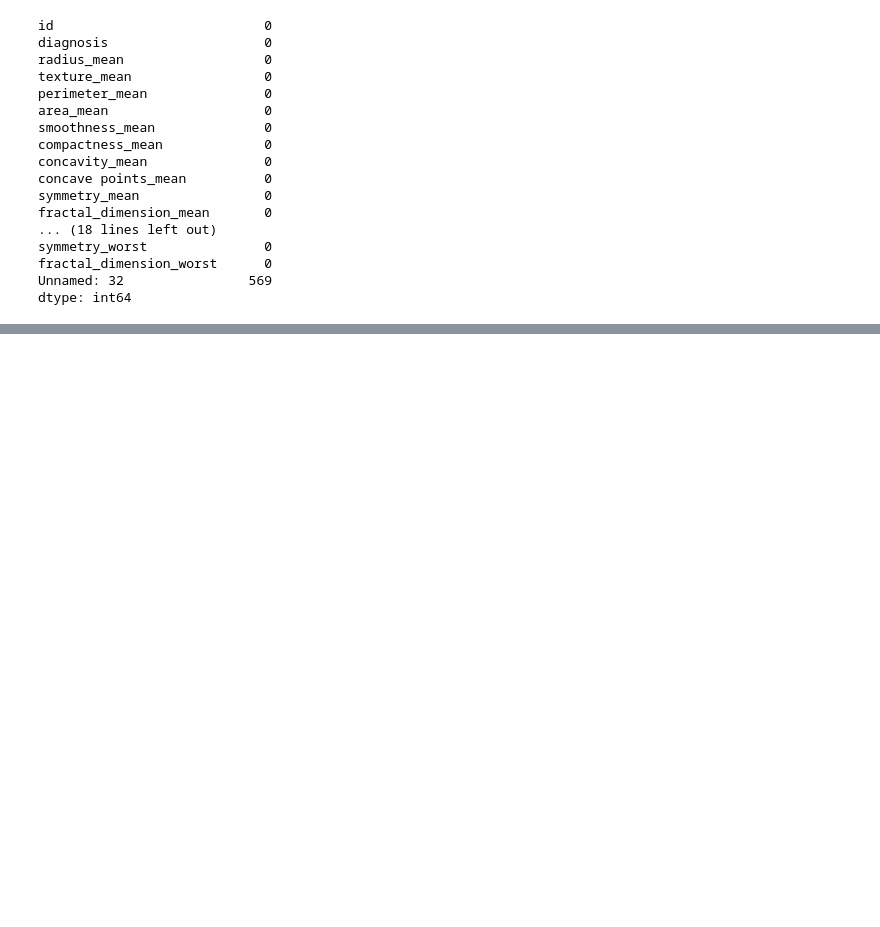
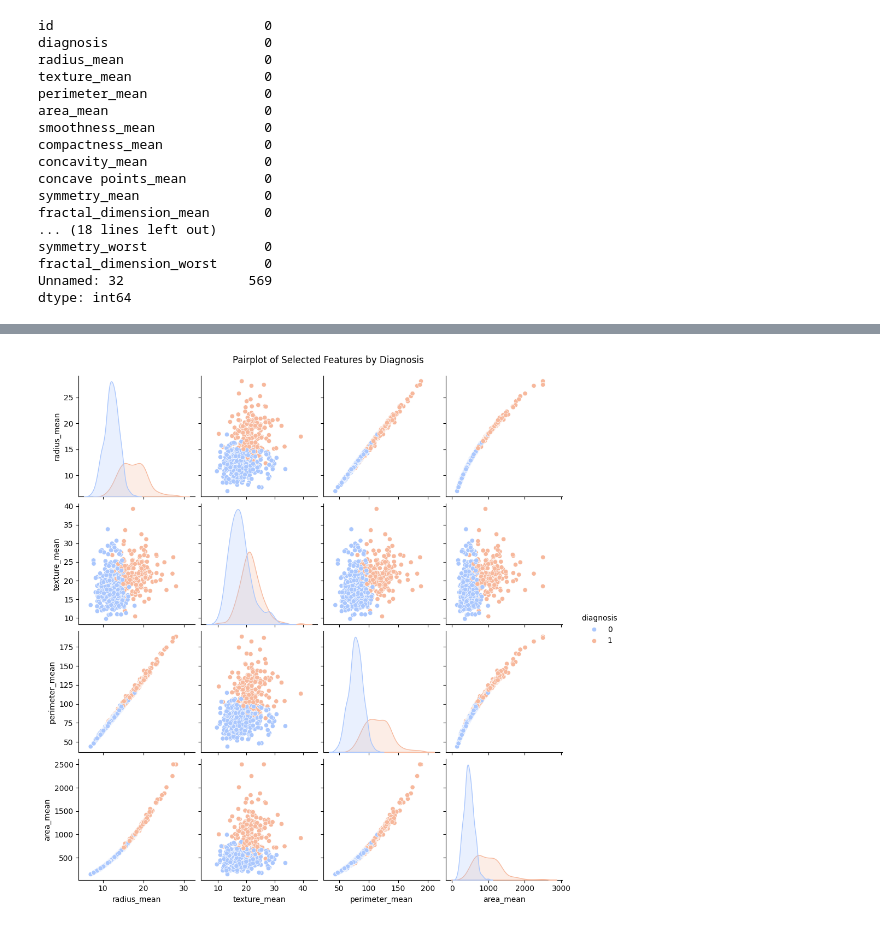
Before and after one commit to murad-02/Breast_Cancer_Detection, a Jupyter notebook: NotebookFile/BreastcancerDetection.ipynb, the cells around one changed output, grey strips where cells are left out. Cells and saved outputs as stored; diff of their text form; code cells hidden in the pictures; blank space fills up the shorter version.

```diff
--- a/NotebookFile/BreastcancerDetection.ipynb
+++ b/NotebookFile/BreastcancerDetection.ipynb
@@ -110,0 +162,7 @@ df.head()
+# %%
+# 1. Pairplot for selected features
+sns.pairplot(df, vars=['radius_mean', 'texture_mean', 'perimeter_mean', 'area_mean'], hue='diagnosis', palette='coolwarm')
+plt.suptitle('Pairplot of Selected Features by Diagnosis', y=1.02)
+plt.show()
+# %% [output]
+[figure, added]
```
Also changed, not shown: parts of 12 cells of this notebook.
